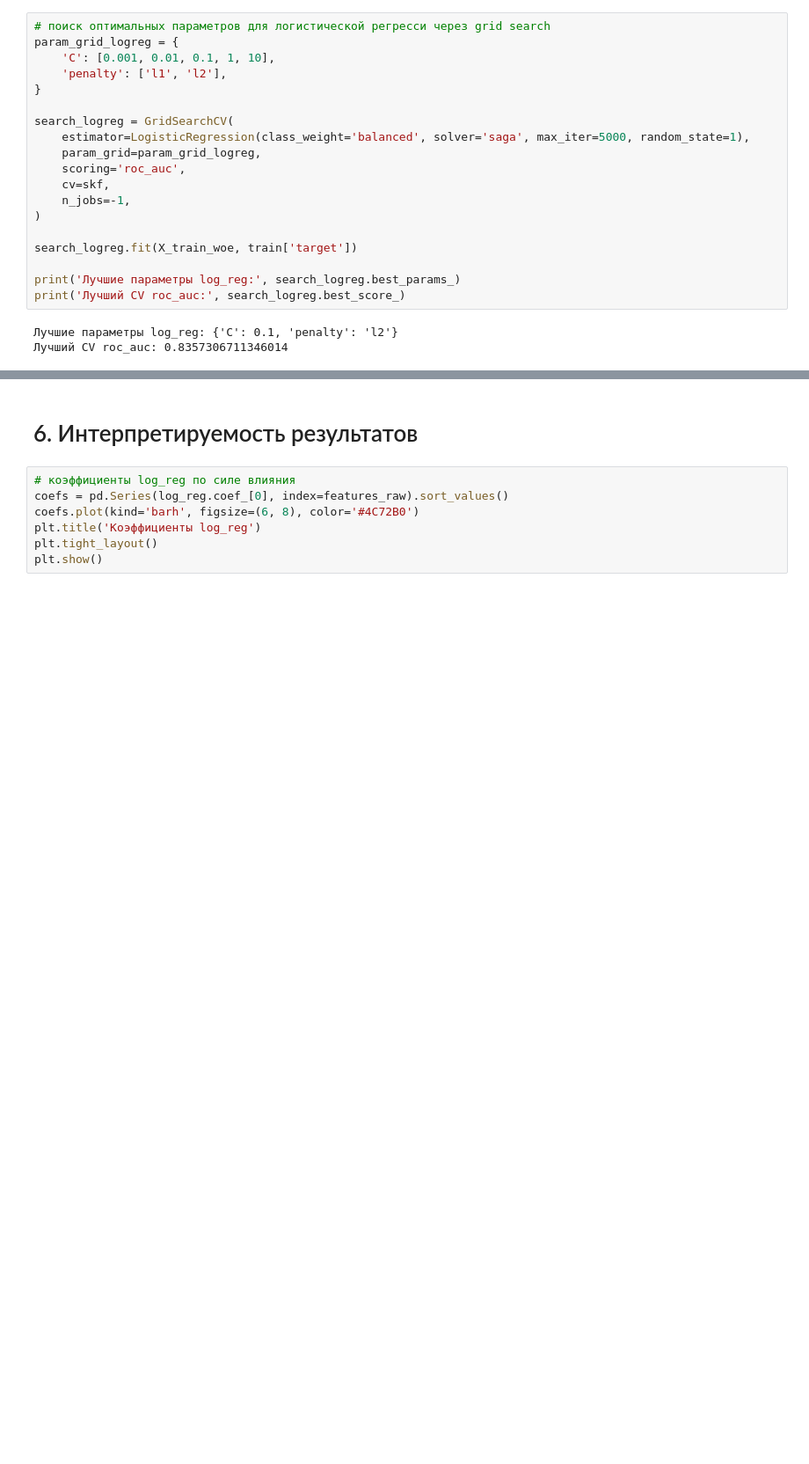
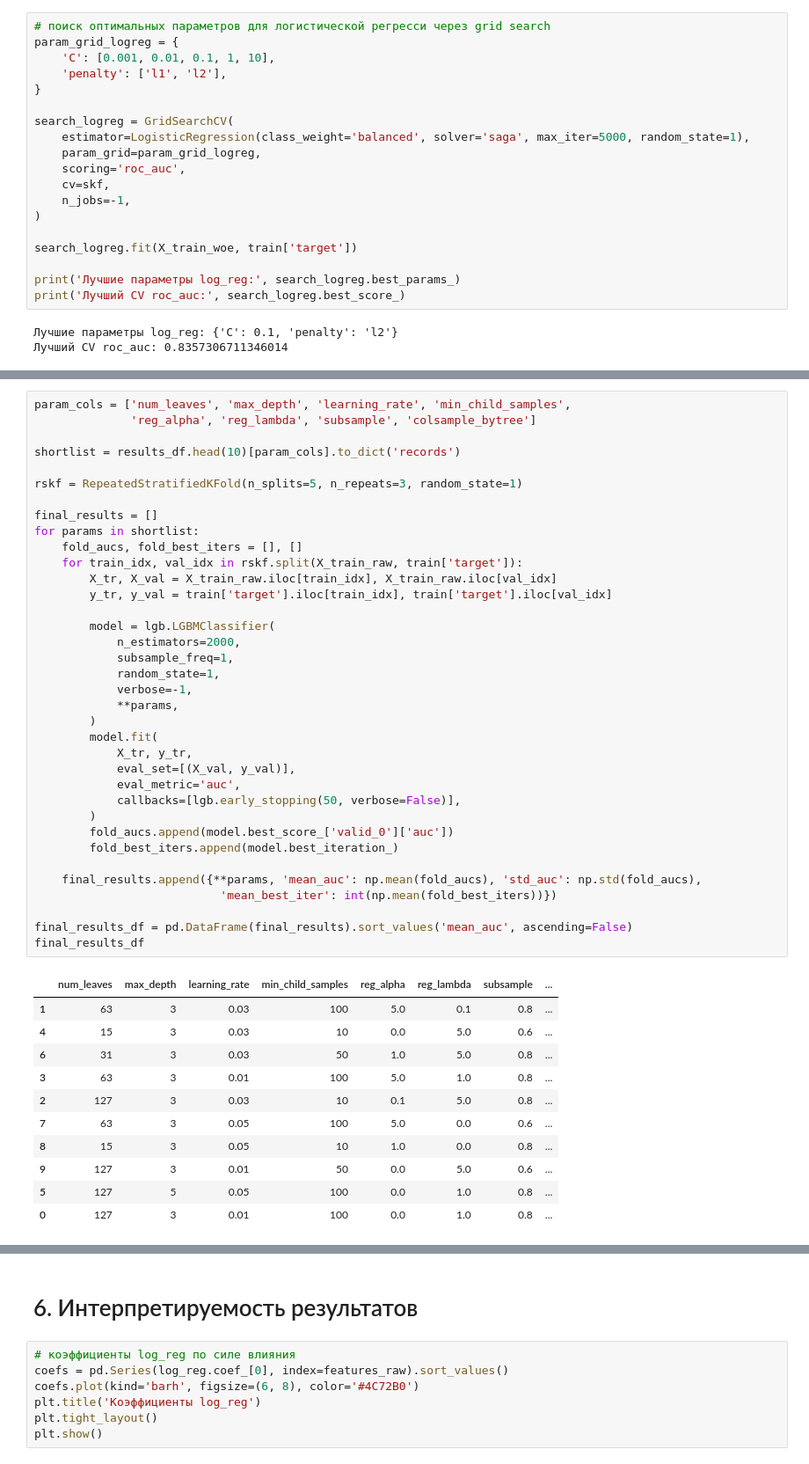
Before and after one commit to Polemarh/credit_scoring_ml, a Jupyter notebook: competition.ipynb, the cells around one changed output, grey strips where cells are left out. Shown at 88% size. Saved outputs shown, nothing was run; the diff lists cells and outputs as text; blank space fills up the shorter version.

```diff
--- a/competition.ipynb
+++ b/competition.ipynb
@@ -1147,0 +1179,48 @@ You can set `force_row_wise=true` to remove the overhead.
+# %%
+param_cols = ['num_leaves', 'max_depth', 'learning_rate', 'min_child_samples',
+              'reg_alpha', 'reg_lambda', 'subsample', 'colsample_bytree']
+
+shortlist = results_df.head(10)[param_cols].to_dict('records')
+
+rskf = RepeatedStratifiedKFold(n_splits=5, n_repeats=3, random_state=1)
+
+final_results = []
+for params in shortlist:
+    fold_aucs, fold_best_iters = [], []
+    for train_idx, val_idx in rskf.split(X_train_raw, train['target']):
+        X_tr, X_val = X_train_raw.iloc[train_idx], X_train_raw.iloc[val_idx]
+        y_tr, y_val = train['target'].iloc[train_idx], train['target'].iloc[val_idx]
+
+        model = lgb.LGBMClassifier(
+            n_estimators=2000,
+            subsample_freq=1,
+            random_state=1,
+            verbose=-1,
+            **params,
+        )
+        model.fit(
+            X_tr, y_tr,
+            eval_set=[(X_val, y_val)],
+            eval_metric='auc',
+            callbacks=[lgb.early_stopping(50, verbose=False)],
+        )
+        fold_aucs.append(model.best_score_['valid_0']['auc'])
+        fold_best_iters.append(model.best_iteration_)
+
+    final_results.append({**params, 'mean_auc': np.mean(fold_aucs), 'std_auc': np.std(fold_aucs),
+                           'mean_best_iter': int(np.mean(fold_best_iters))})
+
+final_results_df = pd.DataFrame(final_results).sort_values('mean_auc', ascending=False)
+final_results_df
+# %% [output]
+|  | num_leaves | max_depth | learning_rate | min_child_samples | reg_alpha | reg_lambda | subsample | ... |
+| 1 | 63 | 3 | 0.03 | 100 | 5.0 | 0.1 | 0.8 | ... |
+| 4 | 15 | 3 | 0.03 | 10 | 0.0 | 5.0 | 0.6 | ... |
+| 6 | 31 | 3 | 0.03 | 50 | 1.0 | 5.0 | 0.8 | ... |
+| 3 | 63 | 3 | 0.01 | 100 | 5.0 | 1.0 | 0.8 | ... |
+| 2 | 127 | 3 | 0.03 | 10 | 0.1 | 5.0 | 0.8 | ... |
+| 7 | 63 | 3 | 0.05 | 100 | 5.0 | 0.0 | 0.6 | ... |
+| 8 | 15 | 3 | 0.05 | 10 | 1.0 | 0.0 | 0.8 | ... |
+| 9 | 127 | 3 | 0.01 | 50 | 0.0 | 5.0 | 0.6 | ... |
+| 5 | 127 | 5 | 0.05 | 100 | 0.0 | 1.0 | 0.8 | ... |
+| 0 | 127 | 3 | 0.01 | 100 | 0.0 | 1.0 | 0.8 | ... |
```
Also changed, not shown: parts of 10 cells of this notebook.
